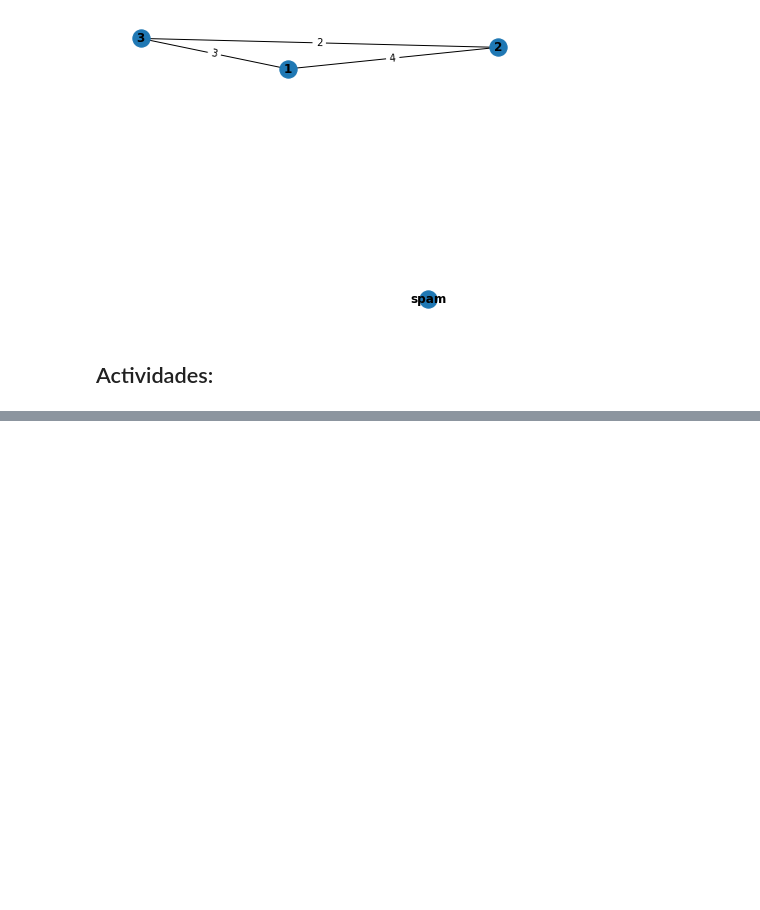
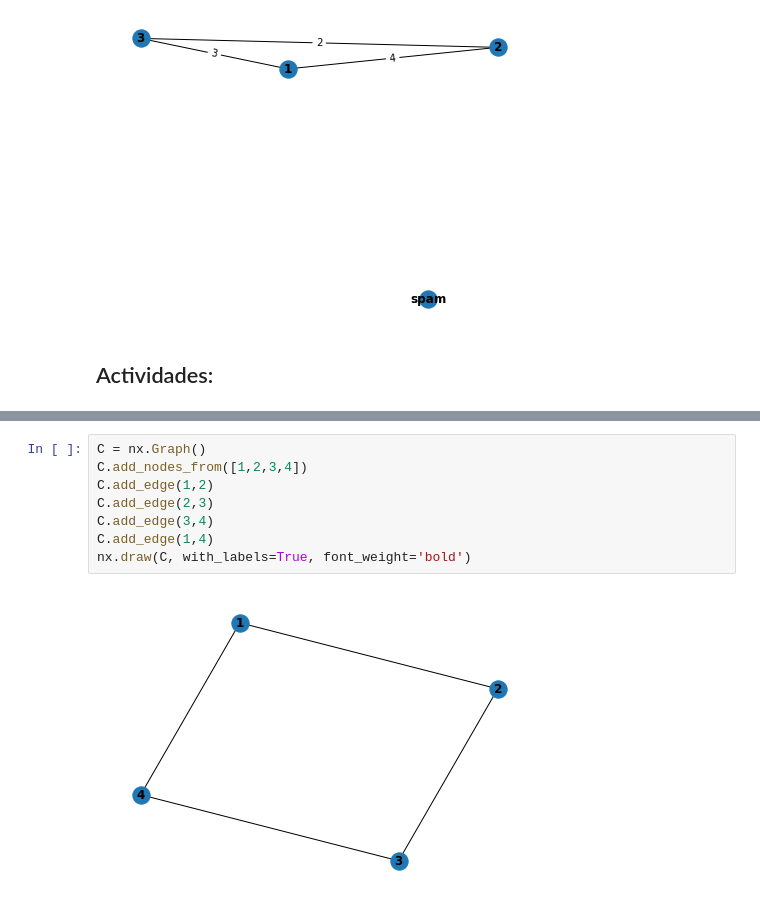
Before and after one commit to CaroRuiz92/Practicas-Programacion-II-Python, a Jupyter notebook: Pract-5-UGrafos.ipynb, the cells around one changed output, grey strips where cells are left out. Drawn from its saved outputs; the diff is of its cells as text; blank space fills up the shorter version.

```diff
--- a/Pract-5-UGrafos.ipynb
+++ b/Pract-5-UGrafos.ipynb
@@ -59,0 +91,10 @@ nx.draw_networkx_edge_labels(G, pos=pos, edge_labels=edge_labels)
+# %%
+C = nx.Graph()
+C.add_nodes_from([1,2,3,4])
+C.add_edge(1,2)
+C.add_edge(2,3)
+C.add_edge(3,4)
+C.add_edge(1,4)
+nx.draw(C, with_labels=True, font_weight='bold')
+# %% [output]
+[figure, added]
```
Also changed, not shown: parts of 5 cells of this notebook.
